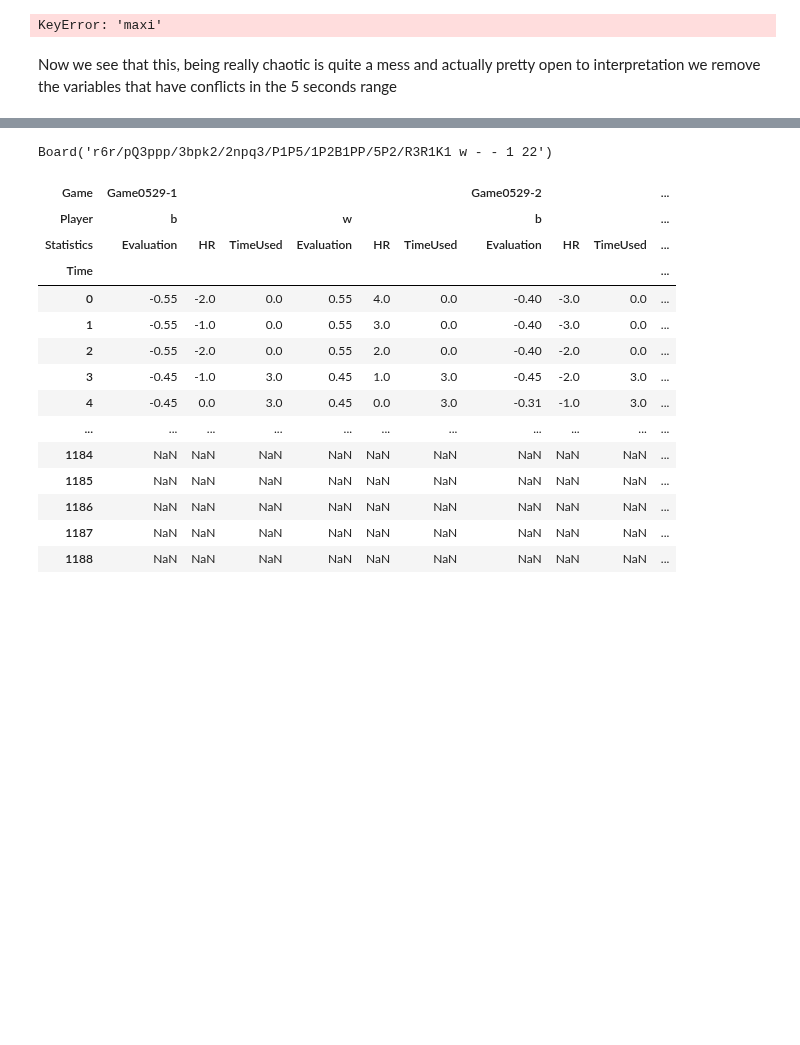
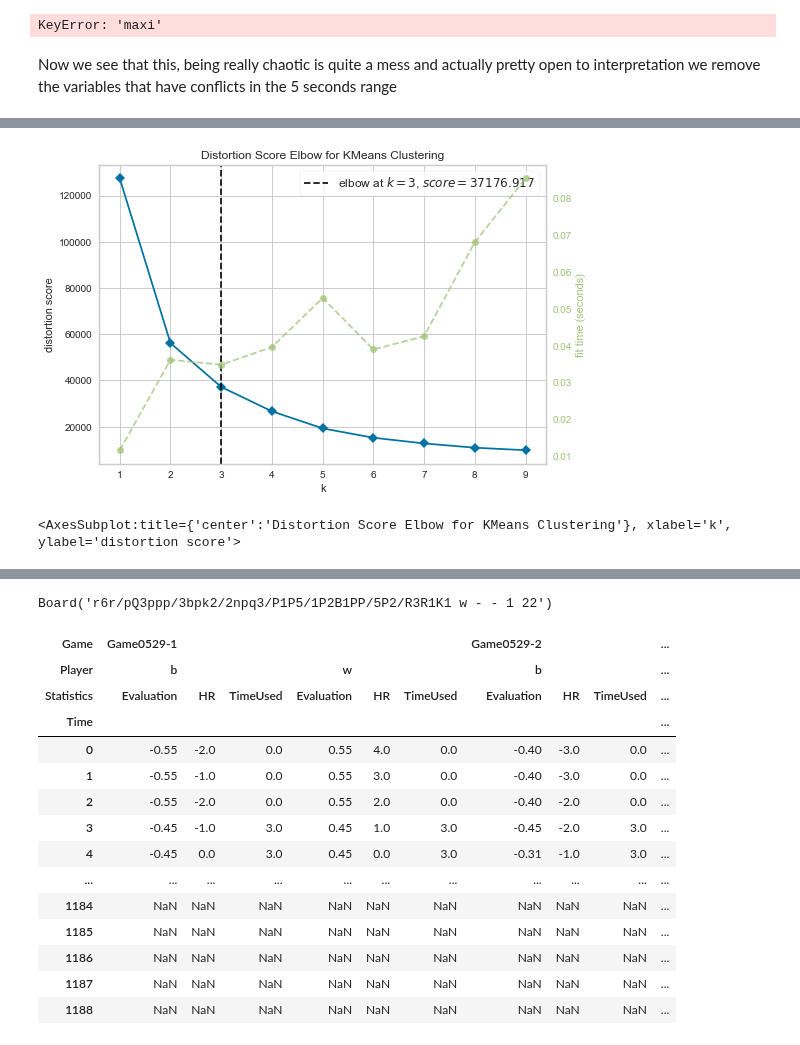
Before and after one commit to tommdim/statistics-101, a Jupyter notebook: project/src/main.ipynb, the cells around one changed output, grey strips where cells are left out. Cells and saved outputs as stored; diff of their text form; code cells hidden in the pictures; blank space fills up the shorter version.

```diff
--- a/project/src/main.ipynb
+++ b/project/src/main.ipynb
@@ -868,0 +888,21 @@ df[["AbsHR", "DeltaPos", "HRDelta"]].head(20)
+# %%
+from yellowbrick.cluster import KElbowVisualizer
+from sklearn.cluster import KMeans
+
+Delta_HR_pos = df[['HRDelta','DeltaPos']]
+
+n_components = np.arange(1, 10)
+distortions = []
+#we now fit the model using kmeans, trying different numbers of cluster
+for i in n_components:
+    # selecting a random_state number we allow the reproducibility of the model
+    kmeans = KMeans(n_clusters = i, init = 'k-means++', random_state = 42)
+    kmeans.fit(Delta_HR_pos)
+    distortions.append(kmeans.inertia_)
+
+visualizer = KElbowVisualizer(kmeans, k=(1,10))
+visualizer.fit(Delta_HR_pos)
+visualizer.show()
+# %% [output]
+[figure, added]
+<AxesSubplot:title={'center':'Distortion Score Elbow for KMeans Clustering'}, xlabel='k', ylabel='distortion score'>
```
Also changed, not shown: parts of 26 cells of this notebook, 2 other files.
